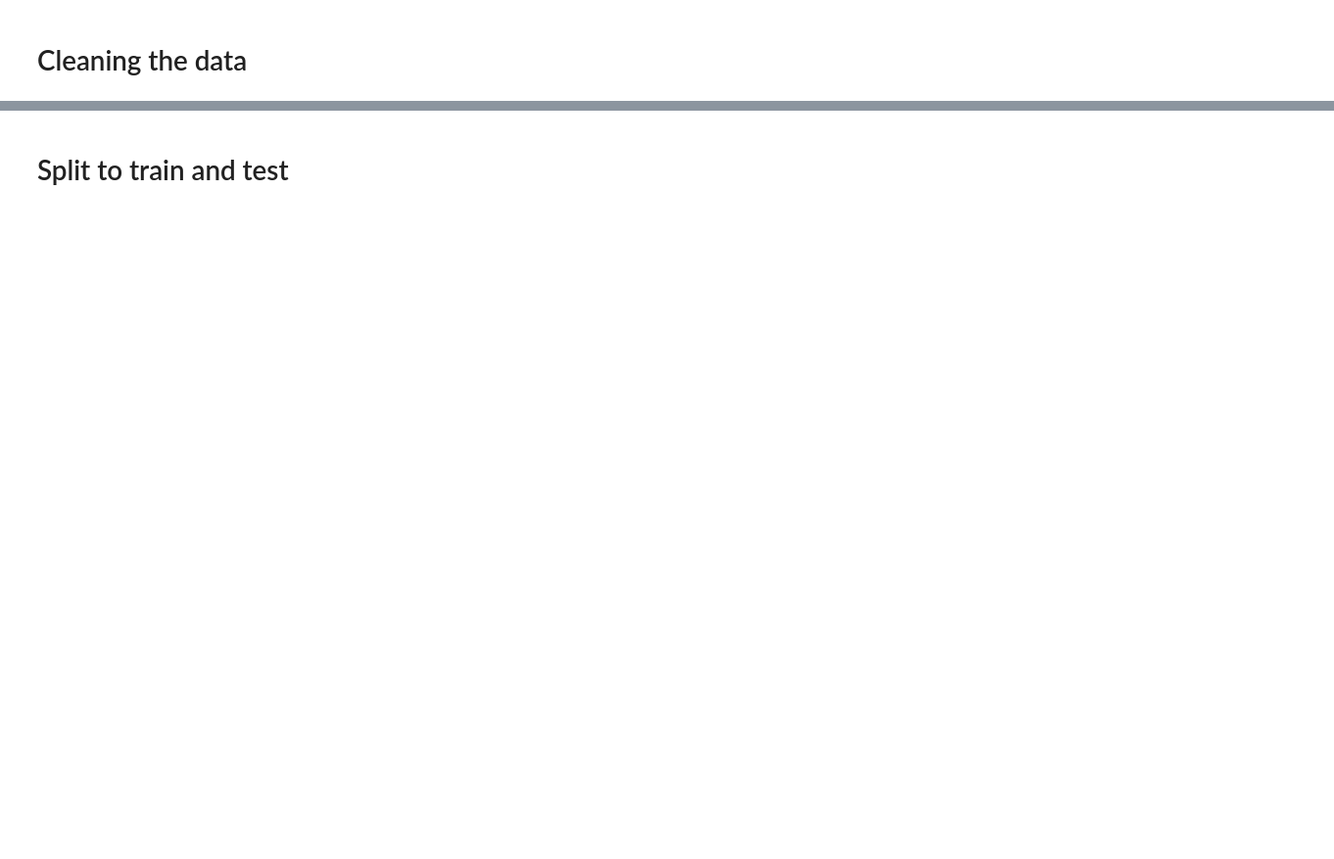
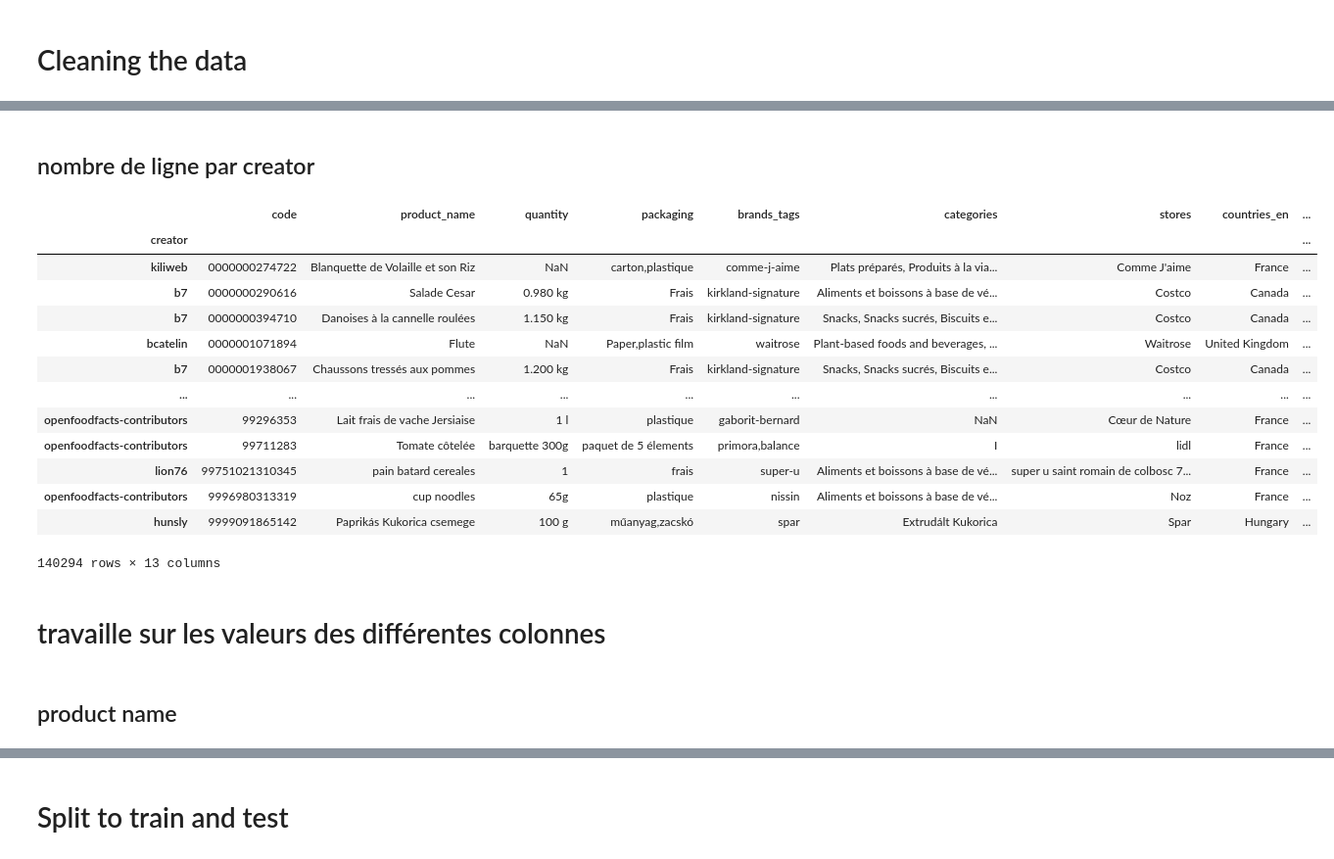
Before and after one commit to HubHetic/Open-Food-Fact, a Jupyter notebook: notebook/cleaning_exploration_data.ipynb, the cells around one changed output, grey strips where cells are left out. Shown at 98% size. Drawn from its saved outputs; the diff is of its cells as text; code cells hidden in the pictures; blank space fills up the shorter version.

```diff
--- a/notebook/cleaning_exploration_data.ipynb
+++ b/notebook/cleaning_exploration_data.ipynb
@@ -131,0 +209,2 @@ df.columns.values.tolist()
+# %% [markdown]
+## nombre de ligne par creator
@@ -131,0 +221,31 @@ df.columns.values.tolist()
+# %%
+
+creator_with_zero_line_without_nan = [key  for key, value in creator_line.items() if value == 0]
+# %%
+creator_with_zero_line_without_nan
+df2 = df.set_index('creator')
+# %%
+df2 = df2.drop(creator_with_zero_line_without_nan, axis=0)
+# %%
+df2.dropna(inplace=True, subset=['stores', 'packaging'])
+# %%
+df2
+# %% [output]
+|  | code | product_name | quantity | packaging | brands_tags | categories | stores | countries_en | ... |
+| creator |  |  |  |  |  |  |  |  | ... |
+| kiliweb | 0000000274722 | Blanquette de Volaille et son Riz | NaN | carton,plastique | comme-j-aime | Plats préparés, Produits à la via... | Comme J'aime | France | ... |
+| b7 | 0000000290616 | Salade Cesar | 0.980 kg | Frais | kirkland-signature | Aliments et boissons à base de vé... | Costco | Canada | ... |
+| b7 | 0000000394710 | Danoises à la cannelle roulées | 1.150 kg | Frais | kirkland-signature | Snacks, Snacks sucrés, Biscuits e... | Costco | Canada | ... |
+| bcatelin | 0000001071894 | Flute | NaN | Paper,plastic film | waitrose | Plant-based foods and beverages, ... | Waitrose | United Kingdom | ... |
+| b7 | 0000001938067 | Chaussons tressés aux pommes | 1.200 kg | Frais | kirkland-signature | Snacks, Snacks sucrés, Biscuits e... | Costco | Canada | ... |
+| ... | ... | ... | ... | ... | ... | ... | ... | ... | ... |
+| openfoodfacts-contributors | 99296353 | Lait frais de vache Jersiaise | 1 l | plastique | gaborit-bernard | NaN | Cœur de Nature | France | ... |
+| openfoodfacts-contributors | 99711283 | Tomate côtelée | barquette 300g | paquet de 5 élements | primora,balance | I | lidl | France | ... |
+| lion76 | 99751021310345 | pain batard cereales | 1 | frais | super-u | Aliments et boissons à base de vé... | super u saint romain de colbosc 7... | France | ... |
+| openfoodfacts-contributors | 9996980313319 | cup noodles | 65g | plastique | nissin | Aliments et boissons à base de vé... | Noz | France | ... |
+| hunsly | 9999091865142 | Paprikás Kukorica csemege | 100 g | műanyag,zacskó | spar | Extrudált Kukorica | Spar | Hungary | ... |
+140294 rows × 13 columns
+# %% [markdown]
+# travaille sur les valeurs des différentes colonnes
+# %% [markdown]
+## product name
```
Also changed, not shown: parts of 63 cells of this notebook, 3 other files.
